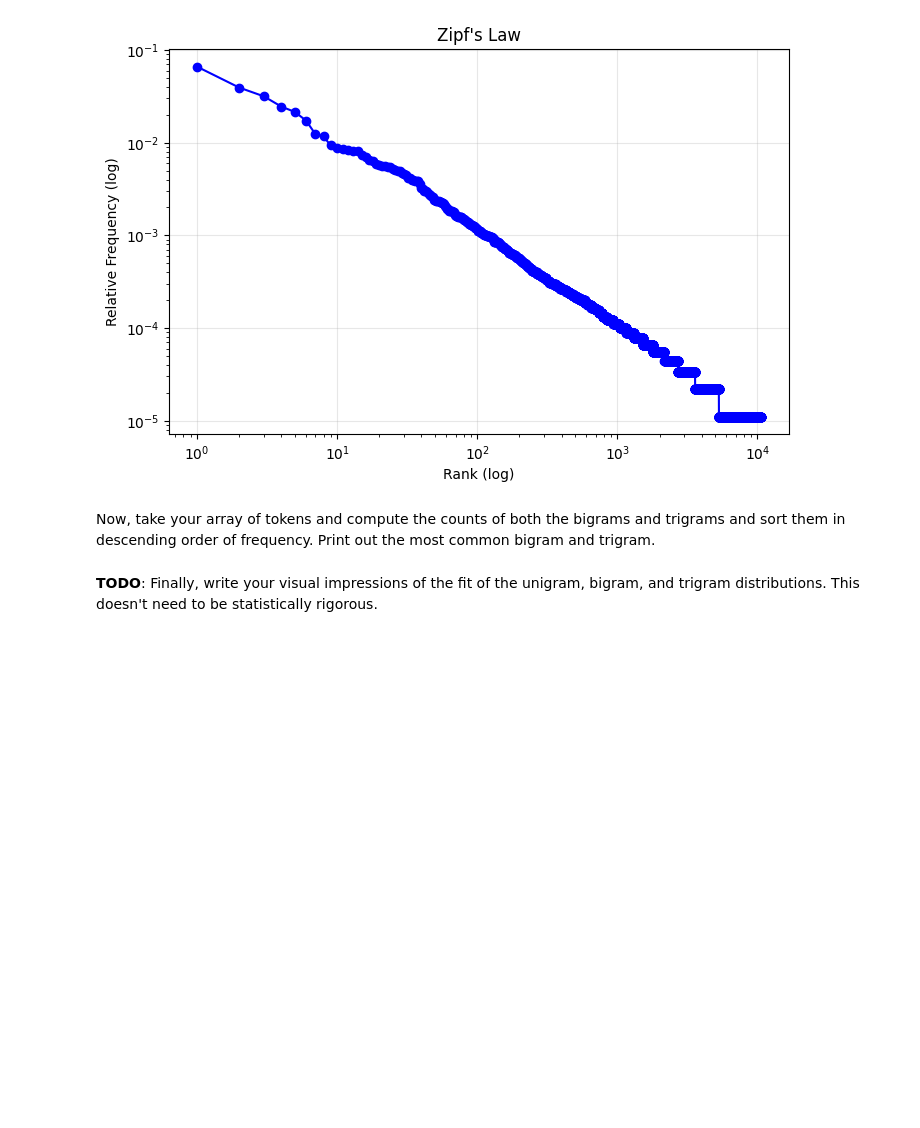
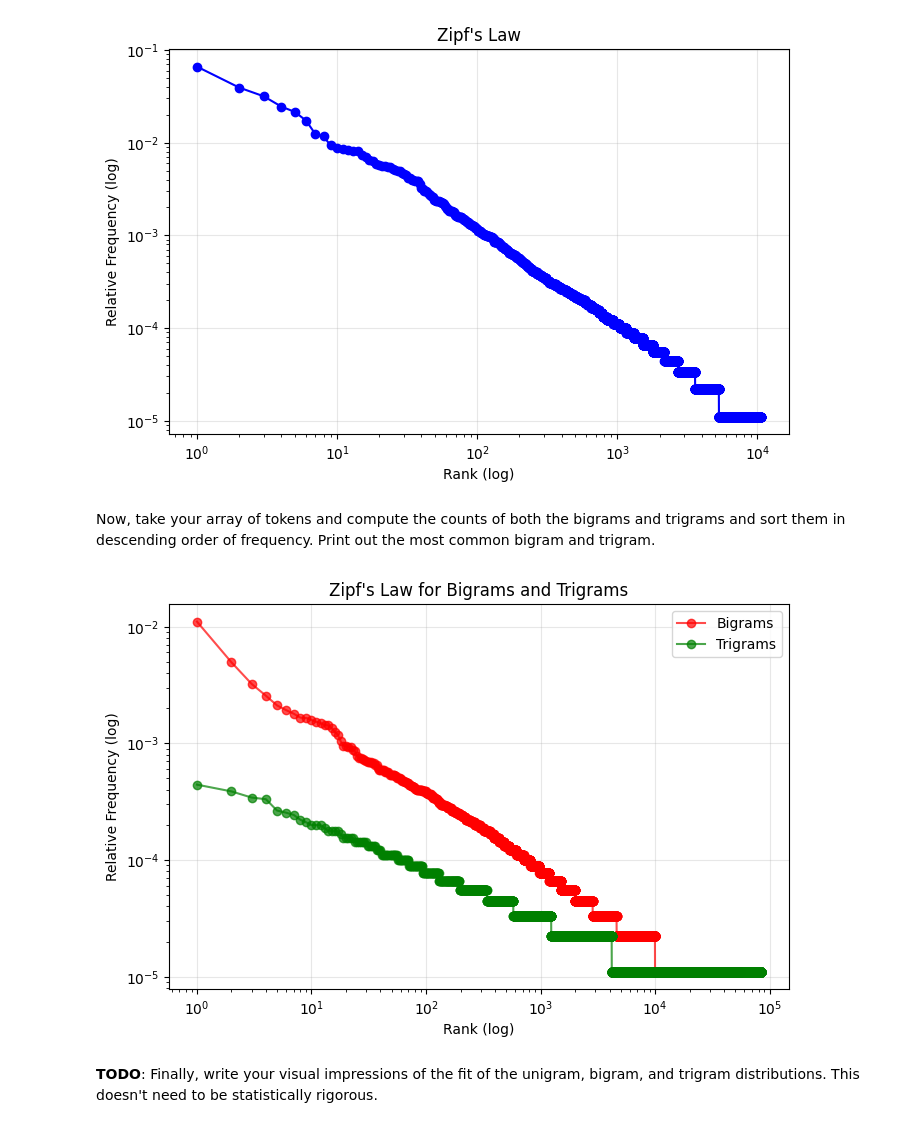
Before and after one commit to ShenweiFFF/cs6120-hw1, a Jupyter notebook: token_counts.ipynb, the cells around one changed output. Cells and saved outputs as stored; diff of their text form; code cells hidden in the pictures; blank space fills up the shorter version.

```diff
--- a/token_counts.ipynb
+++ b/token_counts.ipynb
@@ -210,2 +205,43 @@ Now, take your array of tokens and compute the counts of both the bigrams and tr
+# %%
+# TODO: Compute sorted bigram and trigram statistics.
+# Print out the most common bigram and trigram.
+# Plot rank vs. relative frequency for bigrams and trigrams.
+# You may make separate plots or put them on the same plot and label them.
+
+# Compute bigrams (pairs of consecutive words)
+bigrams = []
+for i in range(len(words) - 1):
+    bigrams.append((words[i], words[i+1]))
+
+# Compute trigrams (triples of consecutive words)
+trigrams = []
+for i in range(len(words) - 2):
+    trigrams.append((words[i], words[i+1], words[i+2]))
+
+# Count and sort bigrams
+bigram_counts = Counter(bigrams)
+sorted_bigrams = bigram_counts.most_common()
+
+# Count and sort trigrams
+trigram_counts = Counter(trigrams)
+sorted_trigrams = trigram_counts.most_common()
+
+
+ranks_bia = range(1, len(sorted_bigrams) + 1)
+ranks_tri = range(1, len(sorted_trigrams) + 1)
+freqs_bia = [count/N for _, count in sorted_bigrams]
+freqs_tri = [count/N for _, count in sorted_trigrams]
+
+plt.figure(figsize=(8, 5))
+plt.loglog(ranks_bia, freqs_bia, 'ro-', label='Bigrams', alpha=0.7)
+plt.loglog(ranks_tri, freqs_tri, 'go-', label='Trigrams', alpha=0.7)
+plt.xlabel('Rank (log)')
+plt.ylabel('Relative Frequency (log)')
+plt.title("Zipf's Law for Bigrams and Trigrams")
+plt.legend()
+plt.grid(True, alpha=0.3)
+plt.show()
+# %% [output]
+[figure, added]
 # %% [markdown]
 **TODO**: Finally, write your visual impressions of the fit of the unigram, bigram, and trigram distributions. This doesn't need to be statistically rigorous.
```
Also changed, not shown: parts of 1 cell of this notebook.
